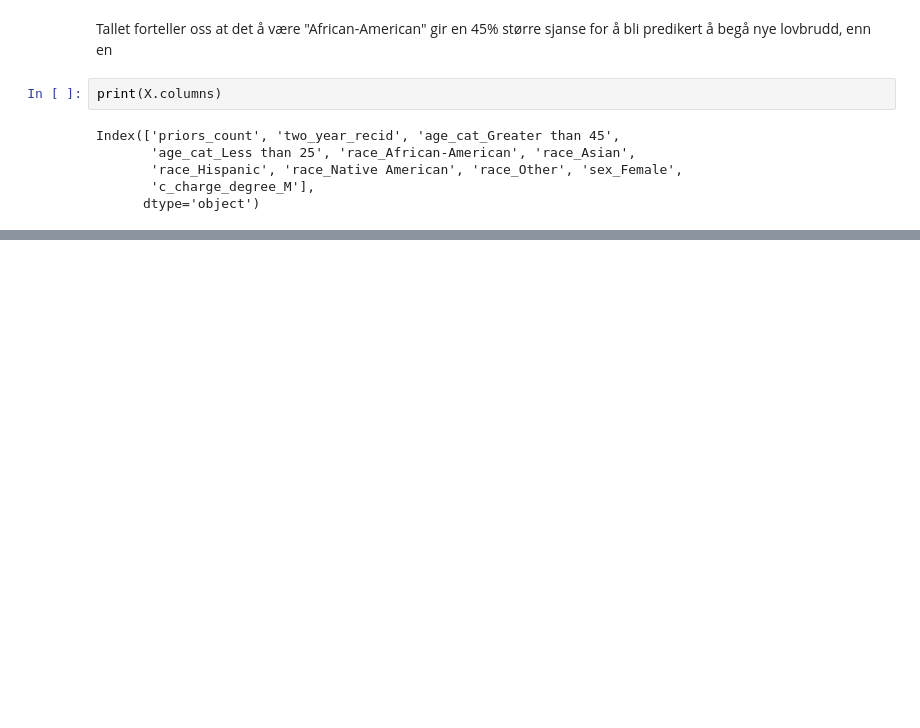
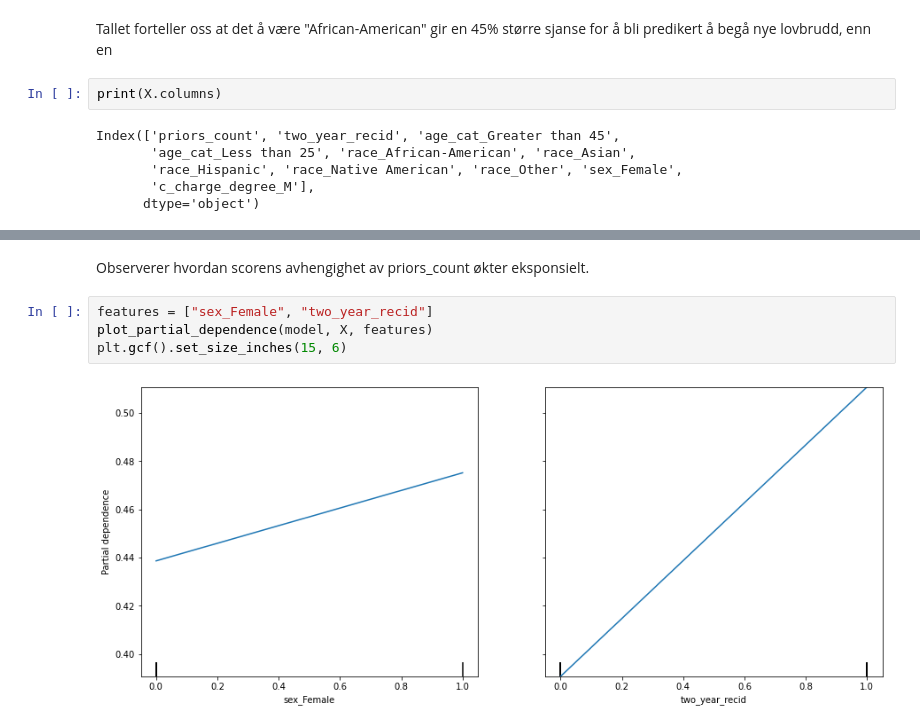
Before and after one commit to irisbore/hon2200-gr2, a Jupyter notebook: report/report.ipynb, the cells around one changed output, grey strips where cells are left out. Saved outputs shown, nothing was run; the diff lists cells and outputs as text; blank space fills up the shorter version.

```diff
--- a/report/report.ipynb
+++ b/report/report.ipynb
@@ -251,0 +261,8 @@ plt.show()
+# %% [markdown]
+Observerer hvordan scorens avhengighet av priors_count økter eksponsielt.
+# %%
+features = ["sex_Female", "two_year_recid"]
+plot_partial_dependence(model, X, features)
+plt.gcf().set_size_inches(15, 6)
+# %% [output]
+[figure, added]
```
Also changed, not shown: parts of 9 cells of this notebook.
